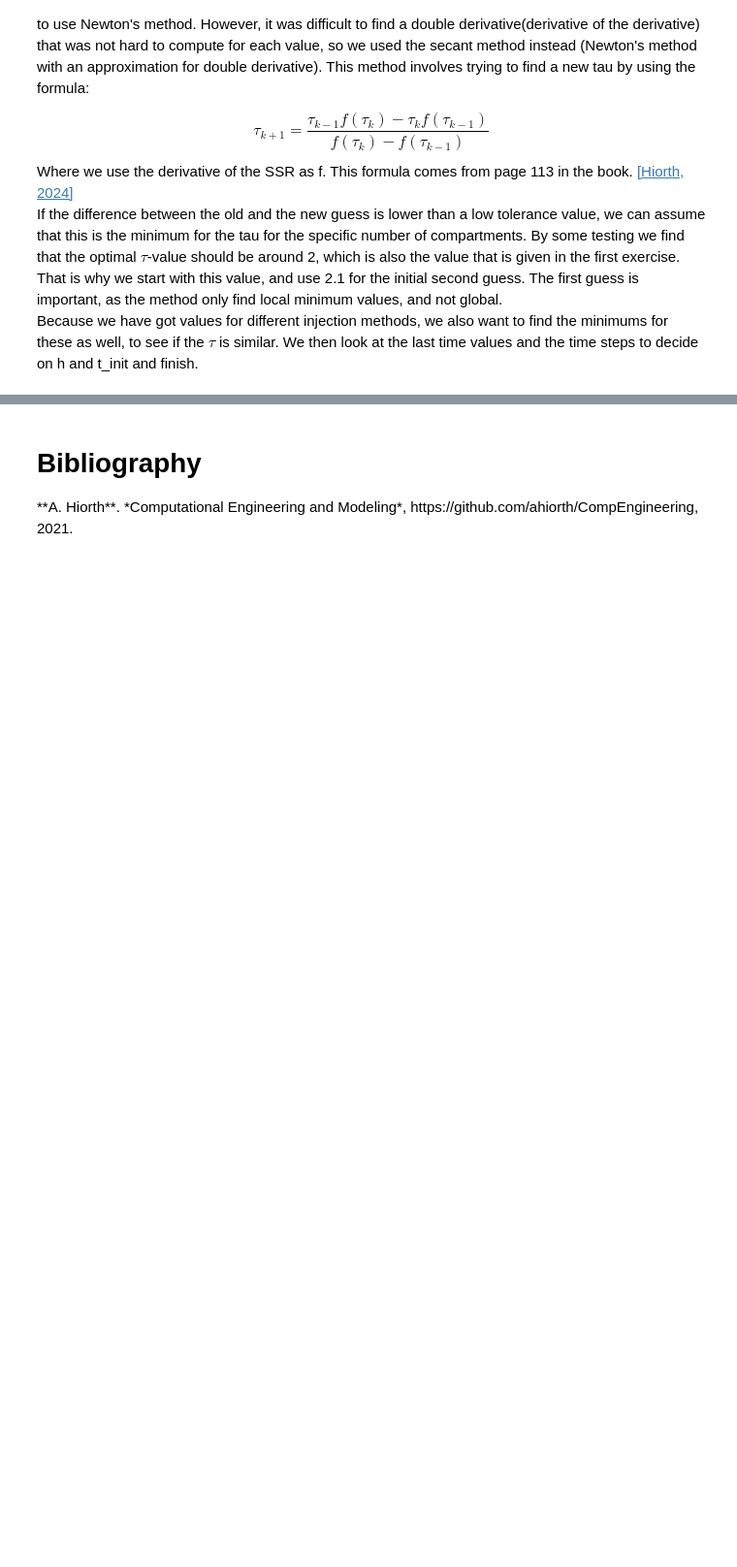
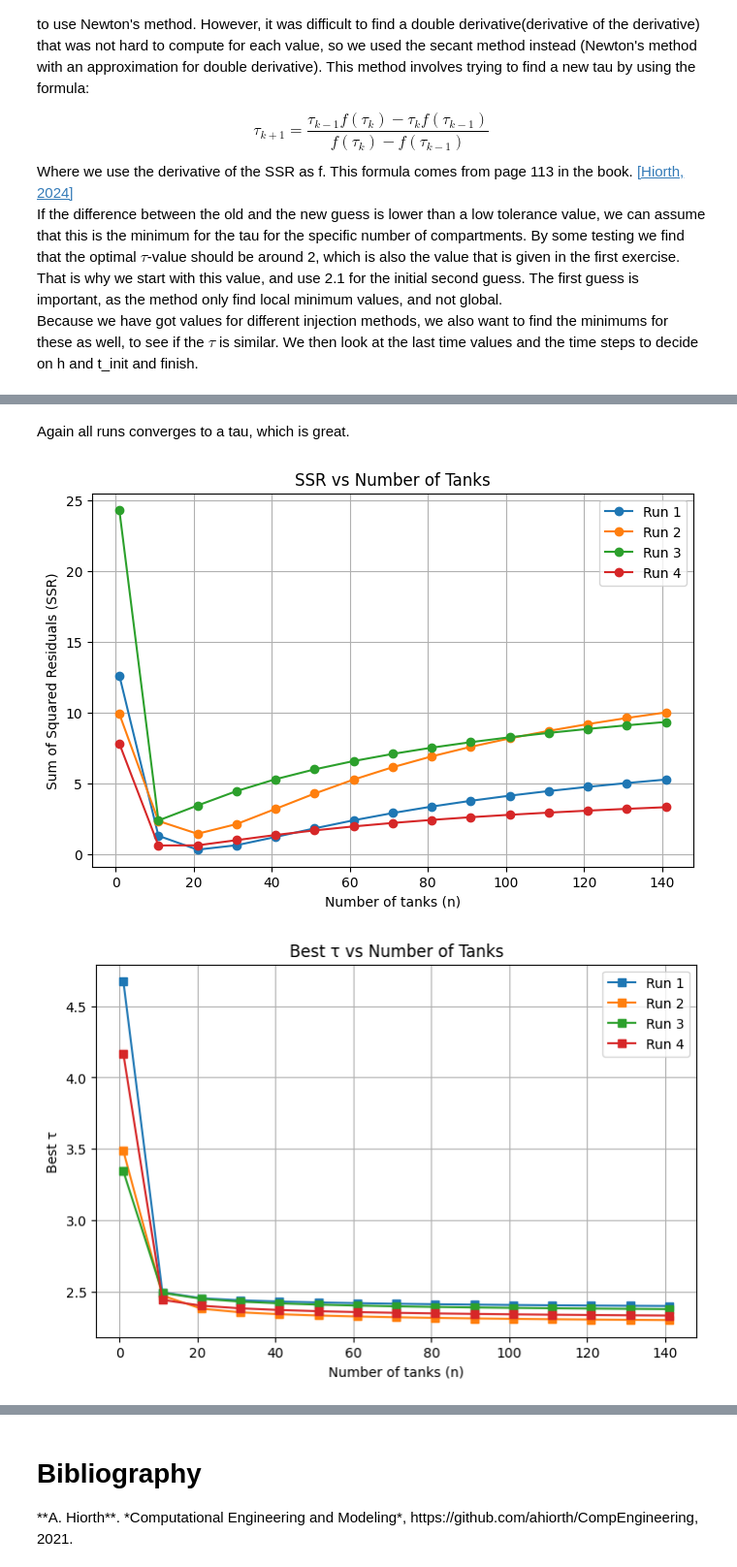
Before and after one commit to MalleBallen/Torgrim-og-Malvin-Gruppeprosjekt, a Jupyter notebook: project3/Project 3.ipynb, the cells around one changed output, grey strips where cells are left out. Shown at 97% size. Cells and saved outputs as stored; diff of their text form; code cells hidden in the pictures; blank space fills up the shorter version.

```diff
--- a/project3/Project 3.ipynb
+++ b/project3/Project 3.ipynb
@@ -562,0 +842,7 @@ display(best_n_tot())
+# %% [markdown]
+Again all runs converges to a tau, which is great.
+# %%
+plot_best(best10)
+# %% [output]
+[figure, added]
+[figure, added]
```
Also changed, not shown: parts of 33 cells of this notebook.
